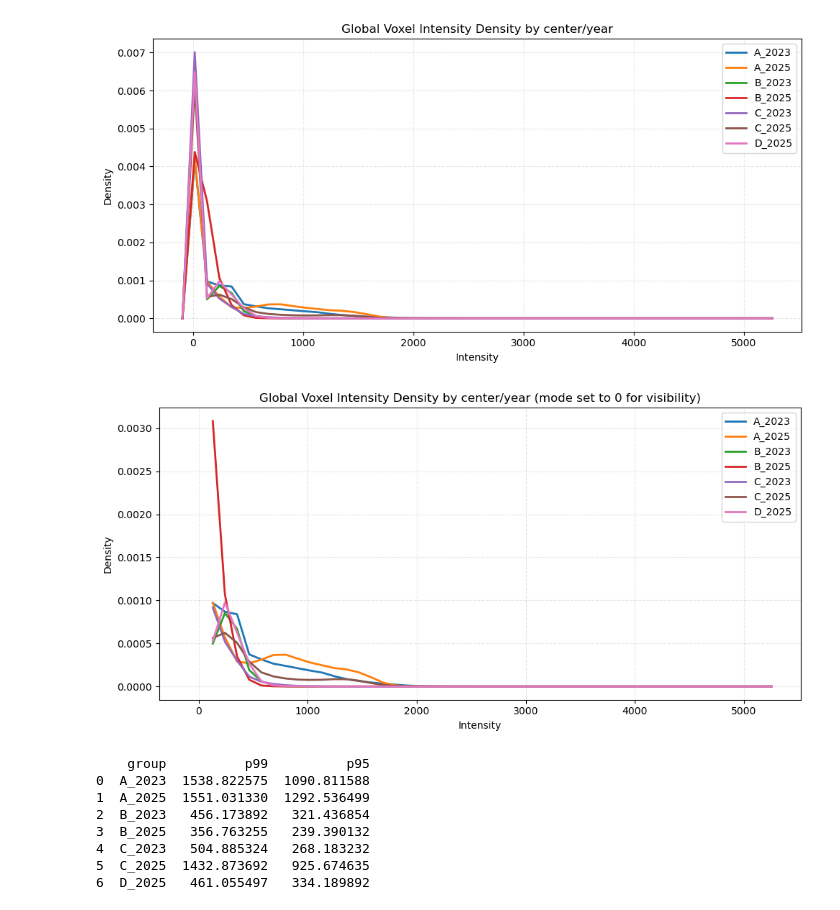
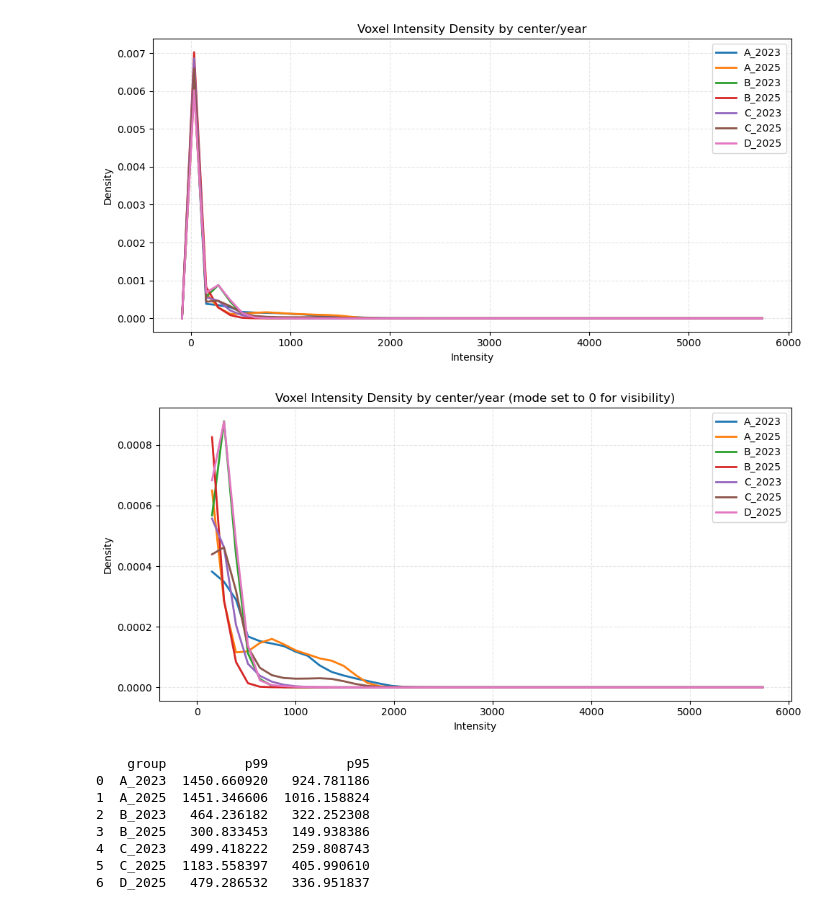
Before and after one commit to NicSchuler/fullbody-sCT, a Jupyter notebook: preprocessing/preprocessing_synthrad/voxel_intensity_distribution_plots.ipynb, the cells around one changed output. Drawn from its saved outputs; the diff is of its cells as text; code cells hidden in the pictures.

Commit message:
rerun voxel intensity plots on correctly cropped images and visualize distribution per body region

```diff
--- a/preprocessing/preprocessing_synthrad/voxel_intensity_distribution_plots.ipynb
+++ b/preprocessing/preprocessing_synthrad/voxel_intensity_distribution_plots.ipynb
@@ -426,14 +424,23 @@ def percentile_table_from_hist(
 
     return df
 # %%
-# find filenames per data split
-split = pd.read_csv("../../splits_manifest.csv")
-split["filename"] = split["example_path"].str.split("/").str[-1]
-split["filename"] = split["filename"].str.split("-").str[0]
-split["filename"] = split["filename"] + "_MR.nii.gz"
+# find filenames per data split (to work in 2resampledNifti)
+os.chdir("/local/scratch/datasets/FullbodySCT/Synthrad_combined_preprocessed/2resampledNifti")
+split = pd.read_csv("../splits_manifest.csv")
+split["folder"] = split["example_path"].str.split("/").str[-1]
+split["filename"] = split["folder"] + "_MR_cp256.nii.gz"
+split["path"] = split["folder"] + "/MR/" + split["filename"]
+all_files = split["path"].tolist()
 
-all_files = split["filename"].tolist()
+# # find filenames per data split (to work in 3resampledNiftiNyulReady)
+# os.chdir("/local/scratch/datasets/FullbodySCT/Synthrad_combined_preprocessed/3resampledNiftiNyulReady/MR")
+# split = pd.read_csv("../../splits_manifest.csv")
+# split["filename"] = split["example_path"].str.split("/").str[-1]
+# split["filename"] = split["filename"].str.split("-").str[0]
+# split["filename"] = split["filename"] + "_MR.nii.gz"
+# all_files = split["filename"].tolist()
 
+# split according to train/val/test
 train_files = split[split["split"]=="train"]
 train_files = train_files["filename"].tolist()
 
@@ -471,22 +478,22 @@ print(percentile_table)
 # %%
 # Step 3: reconstruct global histogram by center_year
 hist_counts, bin_edges, groups = reconstruct_global_histogram_from_table(table, thresholds, group_col="center_year")
 percentile_table = percentile_table_from_hist(hist_counts, bin_edges, labels=groups.astype(str))
 
 # Step 4: Plot
-title="Global Voxel Intensity Density by center/year"
+title="Voxel Intensity Density by center/year"
 plot_density_line(hist_counts, bin_edges, title=title, labels=groups.astype(str), remove_mode=False, plot_counts=False)
 plot_density_line(hist_counts, bin_edges, title=title, labels=groups.astype(str), remove_mode=True, plot_counts=False)
 print(percentile_table)
 # %% [output]
-[figure, old version]
+[figure, new version]
-[figure, old version]
+[figure, new version]
     group          p99          p95
-0  A_2023  1538.822575  1090.811588
-1  A_2025  1551.031330  1292.536499
-2  B_2023   456.173892   321.436854
-3  B_2025   356.763255   239.390132
-4  C_2023   504.885324   268.183232
-5  C_2025  1432.873692   925.674635
-6  D_2025   461.055497   334.189892
+0  A_2023  1450.660920   924.781186
+1  A_2025  1451.346606  1016.158824
+2  B_2023   464.236182   322.252308
+3  B_2025   300.833453   149.938386
+4  C_2023   499.418222   259.808743
+5  C_2025  1183.558397   405.990610
+6  D_2025   479.286532   336.951837
 # %%
```
Also changed, not shown: parts of 5 cells of this notebook.
